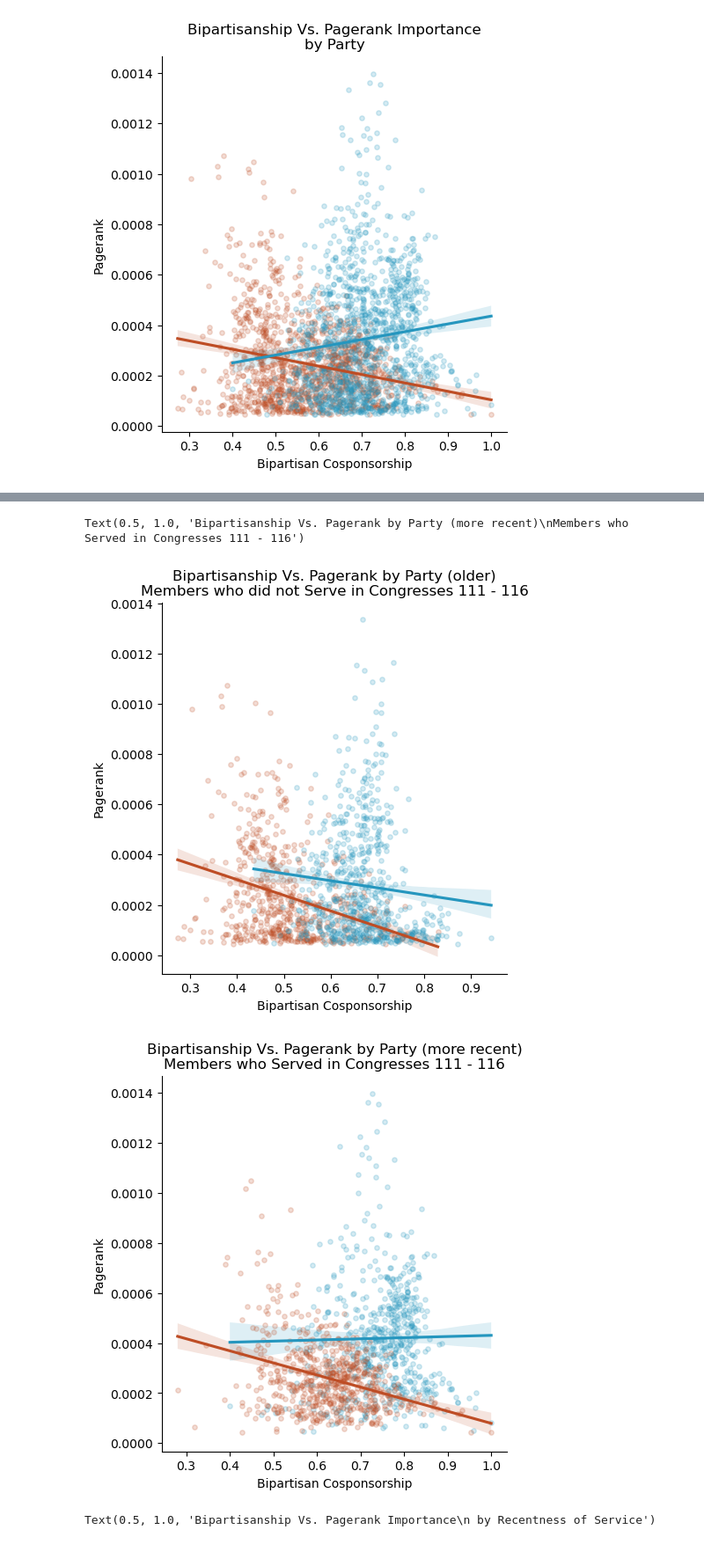
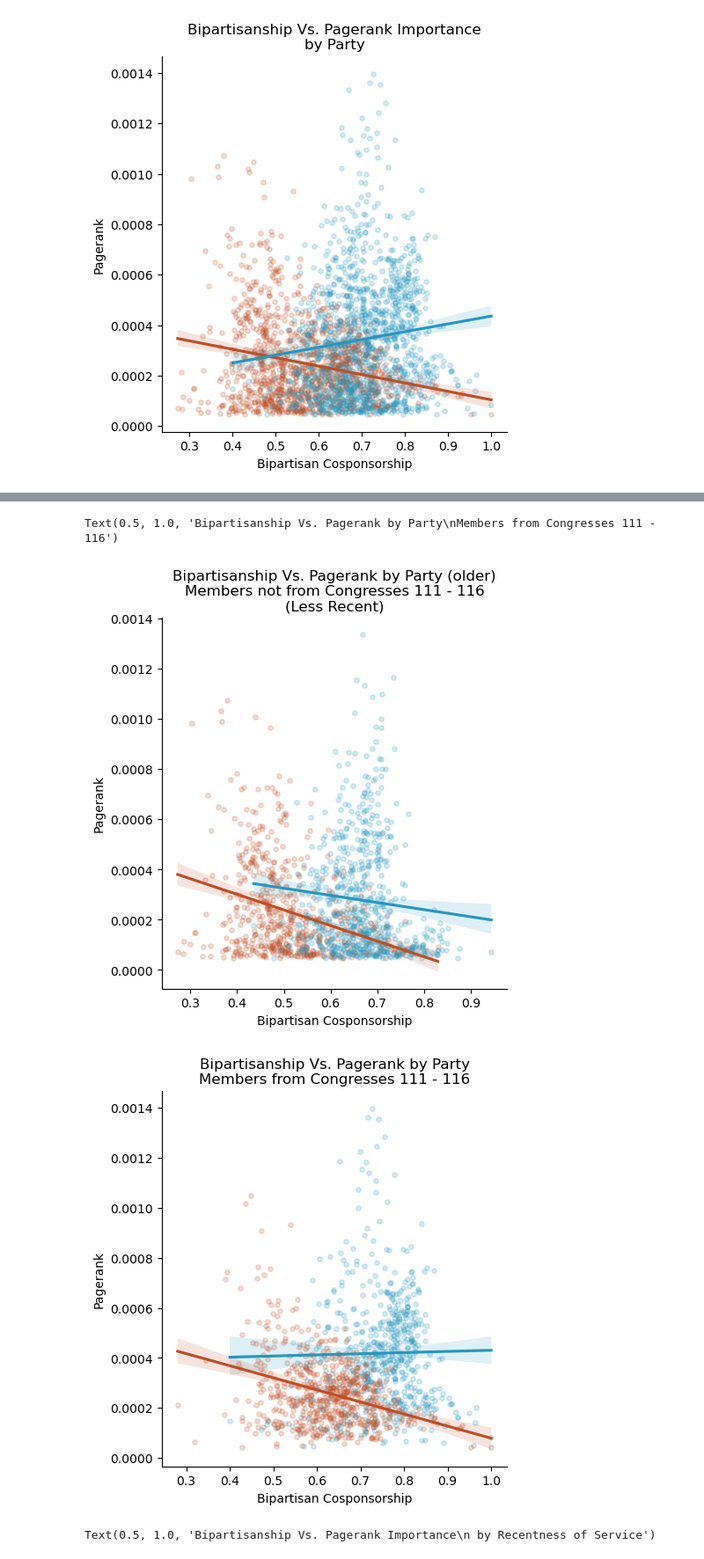
Before and after one commit to hhuntz/congressional_networks, a Jupyter notebook: visualization.ipynb, the cells around one changed output, grey strips where cells are left out. Shown at 88% size. Drawn from its saved outputs; the diff is of its cells as text; code cells hidden in the pictures.

```diff
--- a/visualization.ipynb
+++ b/visualization.ipynb
@@ -148,23 +165,23 @@ Text(0.5, 1.0, 'Bipartisanship Vs. Pagerank Importance\nby Party')
 # %%
 # chart bip score vs. pagerank by party
 
 sns.lmplot(df[df.since_111 == False], x = 'bipartisan_cosponsorship_score', y = 'pagerank',
            hue = 'party', legend = False, scatter_kws = {'alpha': 0.2, 's': 15},
            palette = party)
 plt.xlabel("Bipartisan Cosponsorship")
 plt.ylabel("Pagerank")
-plt.title("Bipartisanship Vs. Pagerank by Party (older)\nMembers who did not Serve in Congresses 111 - 116")
+plt.title("Bipartisanship Vs. Pagerank by Party (older)\nMembers not from Congresses 111 - 116\n(Less Recent)")
 
 sns.lmplot(df[df.since_111 == True], x = 'bipartisan_cosponsorship_score', y = 'pagerank',
            hue = 'party', legend = False, scatter_kws = {'alpha': 0.2, 's': 15},
            palette = party)
 plt.xlabel("Bipartisan Cosponsorship")
 plt.ylabel("Pagerank")
-plt.title("Bipartisanship Vs. Pagerank by Party (more recent)\nMembers who Served in Congresses 111 - 116")
+plt.title("Bipartisanship Vs. Pagerank by Party\nMembers from Congresses 111 - 116\n(More Recent)")
 # %% [output]
-Text(0.5, 1.0, 'Bipartisanship Vs. Pagerank by Party (more recent)\nMembers who Served in Congresses 111 - 116')
+Text(0.5, 1.0, 'Bipartisanship Vs. Pagerank by Party\nMembers from Congresses 111 - 116')
-[figure, old version]
+[figure, new version]
-[figure, old version]
+[figure, new version]
 # %%
 # chart bipart score vs. pagerank by recent service
 sns.lmplot(data = df, x = 'bipartisan_cosponsorship_score', y = 'pagerank',
```
Also changed, not shown: parts of 4 cells of this notebook.
